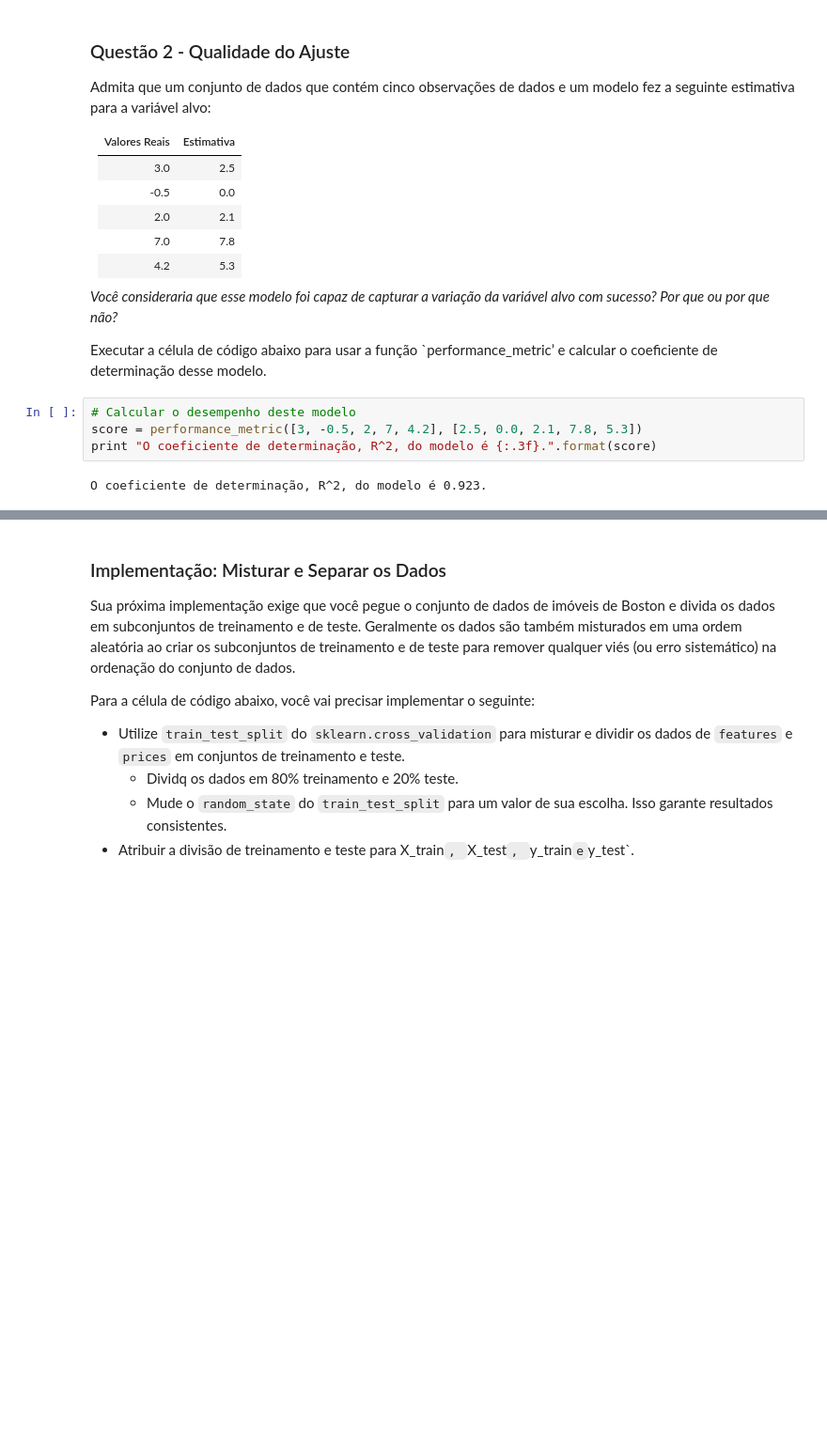
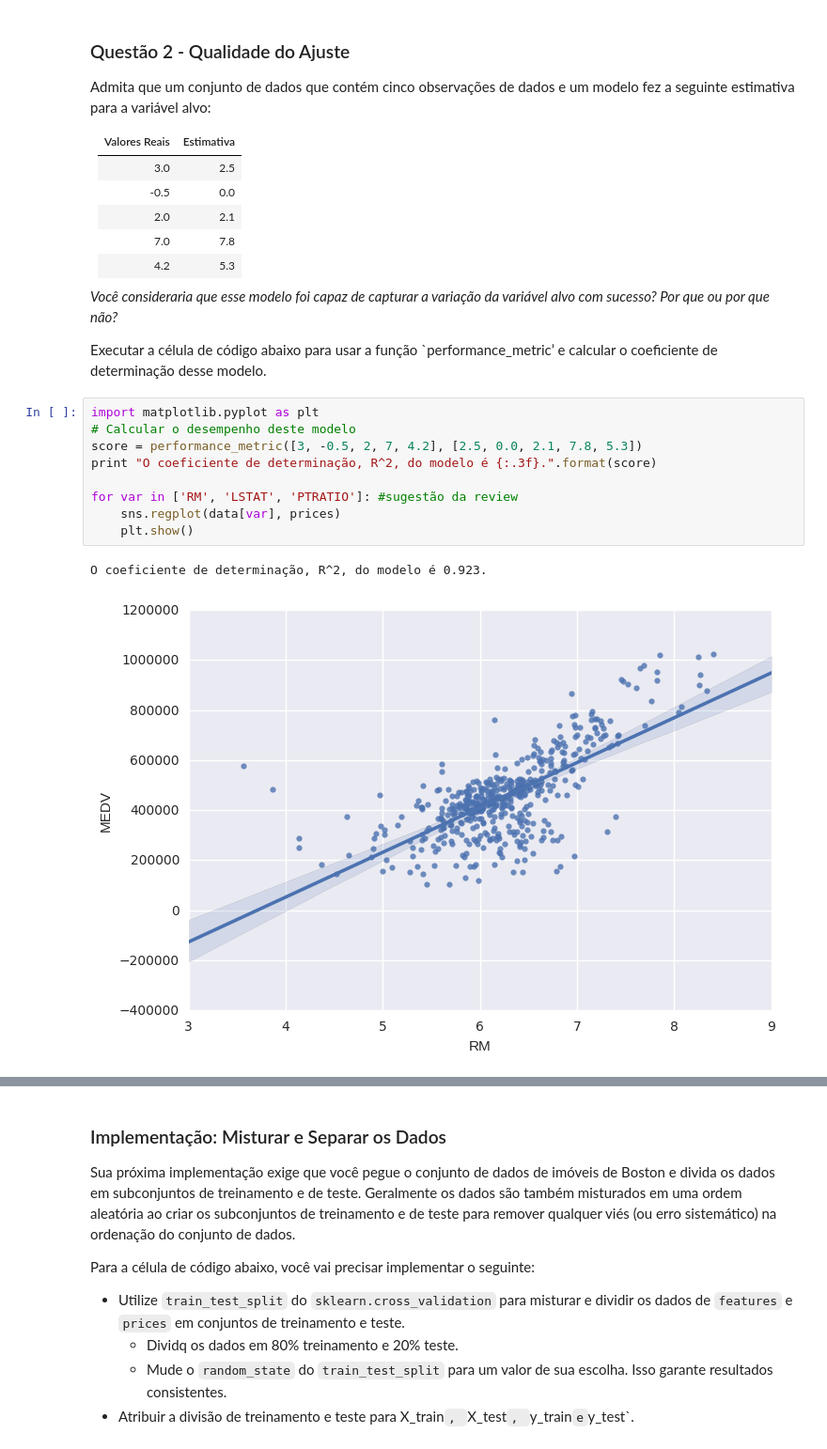
Before and after one commit to felipdc/boston_udacity_project, a Jupyter notebook: boston_housing_PT.ipynb, the cells around one changed output, grey strips where cells are left out. Shown at 94% size. Saved outputs shown, nothing was run; the diff lists cells and outputs as text; blank space fills up the shorter version.

```diff
--- a/boston_housing_PT.ipynb
+++ b/boston_housing_PT.ipynb
@@ -140,8 +144,14 @@ Admita que um conjunto de dados que contém cinco observações de dados e um mo
 
 Executar a célula de código abaixo para usar a função `performance_metric’ e calcular o coeficiente de determinação desse modelo.
 # %%
+import matplotlib.pyplot as plt
 # Calcular o desempenho deste modelo
 score = performance_metric([3, -0.5, 2, 7, 4.2], [2.5, 0.0, 2.1, 7.8, 5.3])
 print "O coeficiente de determinação, R^2, do modelo é {:.3f}.".format(score)
+
+for var in ['RM', 'LSTAT', 'PTRATIO']: #sugestão da review
+    sns.regplot(data[var], prices)
+    plt.show()
 # %% [output]
 O coeficiente de determinação, R^2, do modelo é 0.923.
+[figure, added]
```
Also changed, not shown: parts of 12 cells of this notebook.
